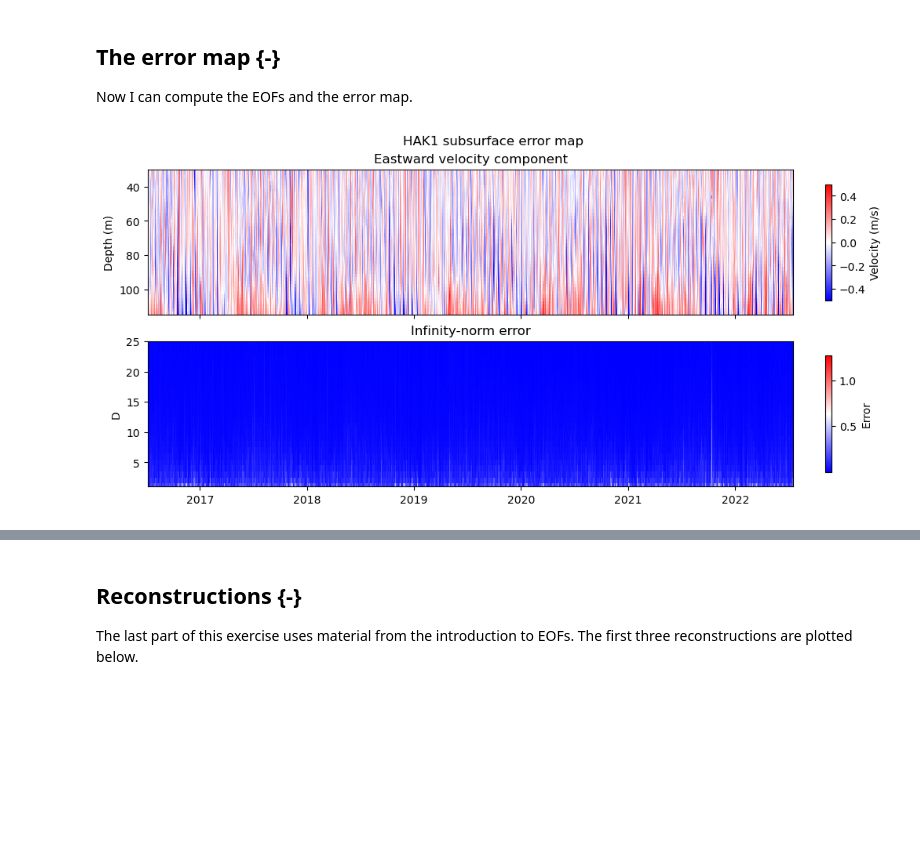
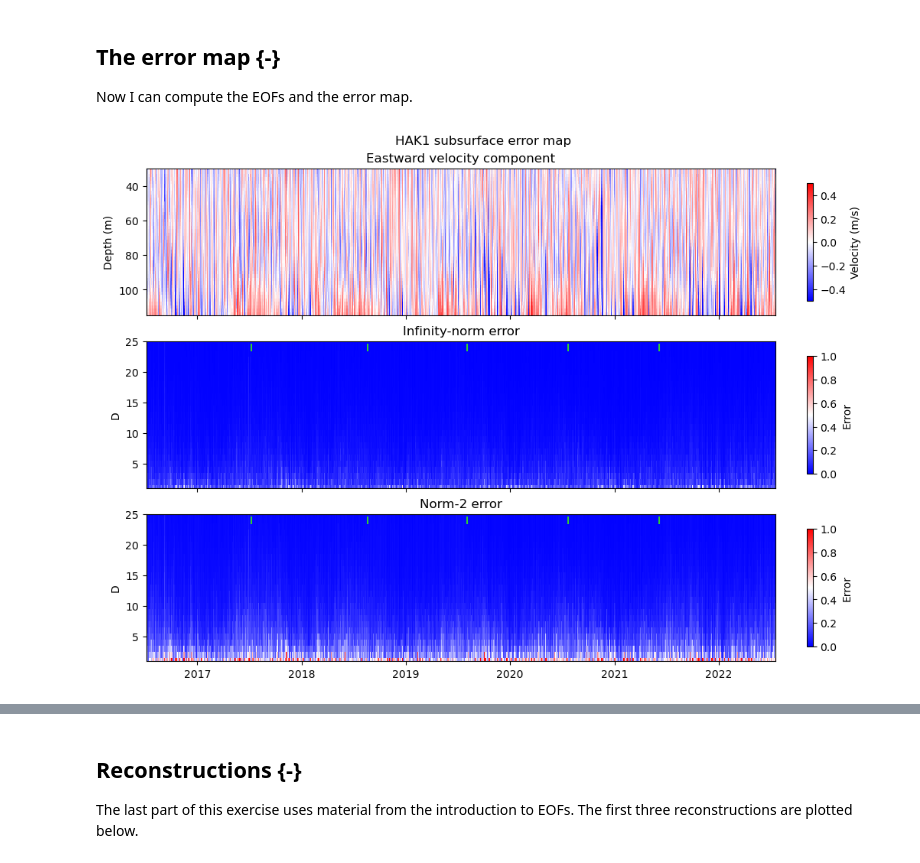
Before and after one commit to hhourston/Data_Module, a Jupyter notebook: codes/eof-analysis/eof_error_map_adcp.ipynb, the cells around one changed output, grey strips where cells are left out. Drawn from its saved outputs; the diff is of its cells as text; code cells hidden in the pictures; blank space fills up the shorter version.

```diff
--- a/codes/eof-analysis/eof_error_map_adcp.ipynb
+++ b/codes/eof-analysis/eof_error_map_adcp.ipynb
@@ -143,6 +143,7 @@ num_modes = min([nt - 1, nbin - 1])   # 60
 lambda_vals, U, coeff, cumul_approx = eofs(u_even, num_modes)
 
 myerrinf = np.zeros(num_modes * nt).reshape(num_modes, nt)
+myerr2 = np.zeros(num_modes * nt).reshape(num_modes, nt)
 
 # Remove mean (along time dimension)
 data_noav = u_even - u_even.mean(axis=1, keepdims=True)
@@ -151,43 +152,66 @@ for ii in range(num_modes):
     myapp = cumul_approx[ii]  # my approximation
     myerrnow = (myapp - data_noav).T  # my error now
     myerrinf[ii, :] = norm(myerrnow, np.inf, axis=1)  # infinity norm of the error
+    myerr2[ii, :] = norm(myerrnow, 2, axis=1)  # norm-2 error
+# %%
+# Get indices where new deployment starts
+unique, ind = np.unique(deploy_num, return_index=True)
 # %%
 fig, axs = plt.subplots(
-    nrows=2, layout='constrained', sharex=True,
-    figsize=(10, 4.8)
+    nrows=3, layout='constrained', sharex=True,
+    figsize=(10, 7.2)
 )
 
 datetime_even = pd.to_datetime(dt_even, unit='s', origin=t0)
 vlim = 0.5
 c1 = axs[0].pcolormesh(
     datetime_even, bins_lim, u_even,
     cmap='bwr', shading='nearest',
     vmin=-vlim, vmax=vlim
 )
 plt.colorbar(c1, shrink=0.8, label='Velocity (m/s)')
 # # Smart formatter and locator
 # locator = mdates.AutoDateLocator()
 # formatter = mdates.ConciseDateFormatter(locator)
 # axs[0].xaxis.set_major_locator(locator)
 # axs[0].xaxis.set_major_formatter(formatter)
 
 axs[0].set_ylim(115, 30)
 axs[0].set_ylabel('Depth (m)')
 axs[0].set_title("Eastward velocity component")
 
 c2 = axs[1].pcolormesh(
     datetime_even,
     np.arange(1, num_modes + 1),
-    myerrinf,
+    myerrinf, vmin=0, vmax=1,
     cmap='bwr', shading='auto'
 )
 plt.colorbar(c2, shrink=0.8, label='Error')
 axs[1].set_ylim(1, 25)
 axs[1].set_ylabel('D')
 axs[1].set_title('Infinity-norm error')
 
+c3 = axs[2].pcolormesh(
+    datetime_even,
+    np.arange(1, num_modes + 1),
+    myerr2, vmin=0, vmax=1,
+    cmap='bwr', shading='auto'
+)
+plt.colorbar(c3, shrink=0.8, label='Error')
+axs[2].set_ylim(1, 25)
+axs[2].set_ylabel('D')
+axs[2].set_title('Norm-2 error')
+
+for ii in range(1, 3):
+    axs[ii].scatter(
+        datetime_even[ind[1:]],
+        np.repeat(24, len(ind) - 1),
+        marker='|', color='limegreen',
+        s=50
+    )
+
 plt.suptitle('HAK1 subsurface error map')
 plt.show()
 # %% [output]
-[figure, old version]
+[figure, new version]
 # %% [markdown]
```
Also changed, not shown: parts of 11 cells of this notebook.
